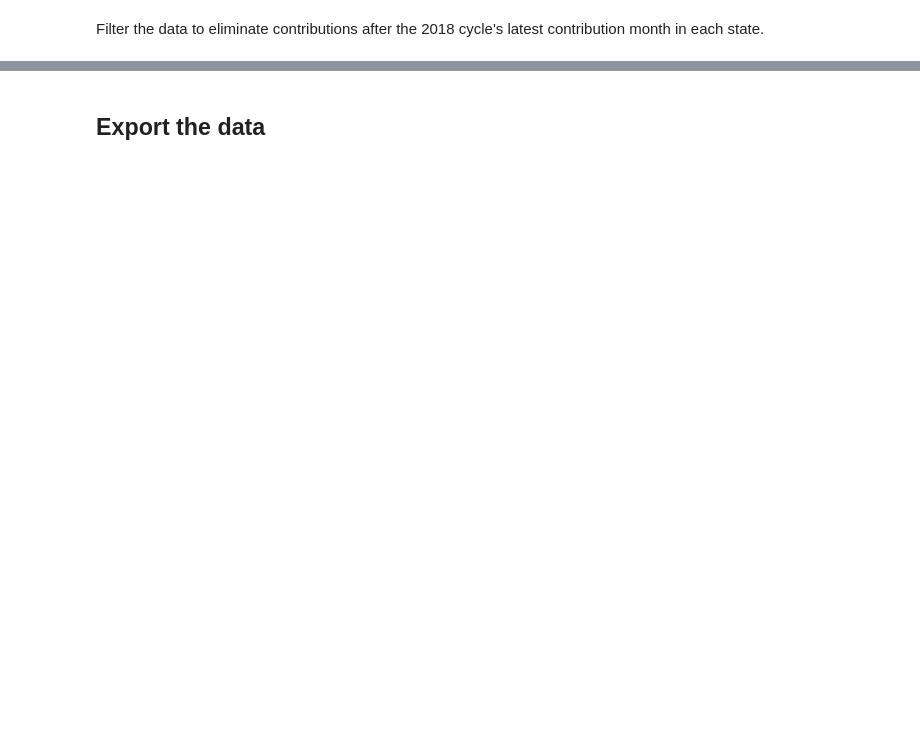
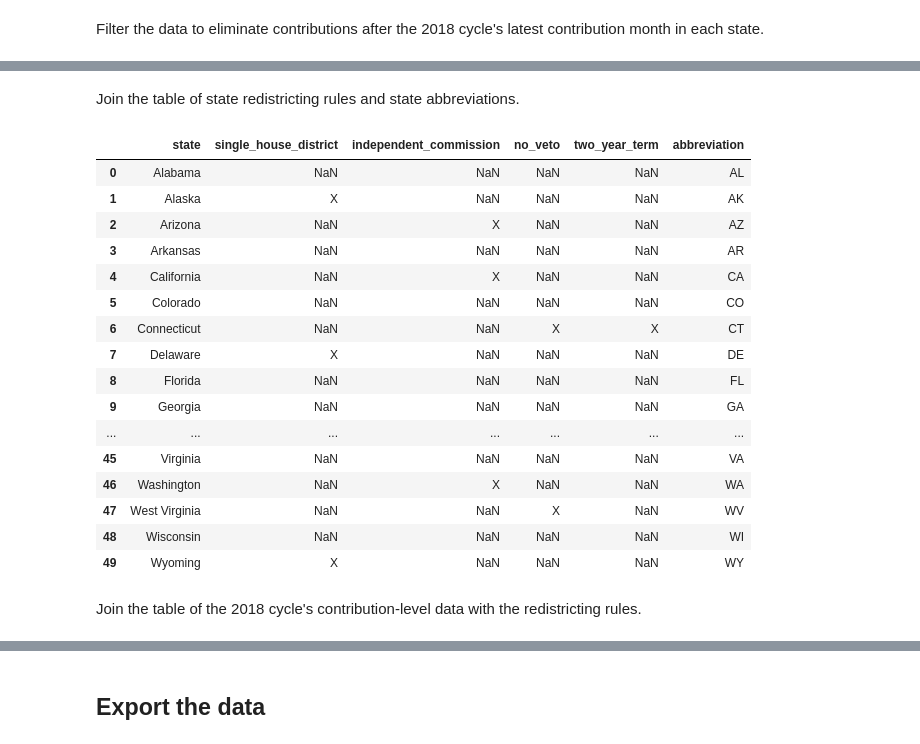
Before and after one commit to PublicI/out-of-state-contribs, a Jupyter notebook: data-prep.ipynb, the cells around one changed output, grey strips where cells are left out. Cells and saved outputs as stored; diff of their text form; code cells hidden in the pictures; blank space fills up the shorter version.

```diff
--- a/data-prep.ipynb
+++ b/data-prep.ipynb
@@ -240,0 +245,3 @@ contributions_10 = contributions_10[contributions_10["date"] <= contributions_10
+# %%
+redistricting = pd.read_csv("data/raw/redistricting_rules.csv")
+redistricting.info()
@@ -240,0 +261,3 @@ contributions_10 = contributions_10[contributions_10["date"] <= contributions_10
+# %%
+states = pd.DataFrame(list(us.states.mapping("name", "abbr").items()), columns=["state", "abbreviation"])
+states.info()
@@ -240,0 +272,25 @@ contributions_10 = contributions_10[contributions_10["date"] <= contributions_10
+# %% [markdown]
+Join the table of state redistricting rules and state abbreviations.
+# %%
+redistricting = redistricting.merge(states, on="state")
+redistricting
+# %% [output]
+|  | state | single_house_district | independent_commission | no_veto | two_year_term | abbreviation |
+| 0 | Alabama | NaN | NaN | NaN | NaN | AL |
+| 1 | Alaska | X | NaN | NaN | NaN | AK |
+| 2 | Arizona | NaN | X | NaN | NaN | AZ |
+| 3 | Arkansas | NaN | NaN | NaN | NaN | AR |
+| 4 | California | NaN | X | NaN | NaN | CA |
+| 5 | Colorado | NaN | NaN | NaN | NaN | CO |
+| 6 | Connecticut | NaN | NaN | X | X | CT |
+| 7 | Delaware | X | NaN | NaN | NaN | DE |
+| 8 | Florida | NaN | NaN | NaN | NaN | FL |
+| 9 | Georgia | NaN | NaN | NaN | NaN | GA |
+| ... | ... | ... | ... | ... | ... | ... |
+| 45 | Virginia | NaN | NaN | NaN | NaN | VA |
+| 46 | Washington | NaN | X | NaN | NaN | WA |
+| 47 | West Virginia | NaN | NaN | X | NaN | WV |
+| 48 | Wisconsin | NaN | NaN | NaN | NaN | WI |
+| 49 | Wyoming | X | NaN | NaN | NaN | WY |
+# %% [markdown]
+Join the table of the 2018 cycle's contribution-level data with the redistricting rules.
```
Also changed, not shown: parts of 18 cells of this notebook.
